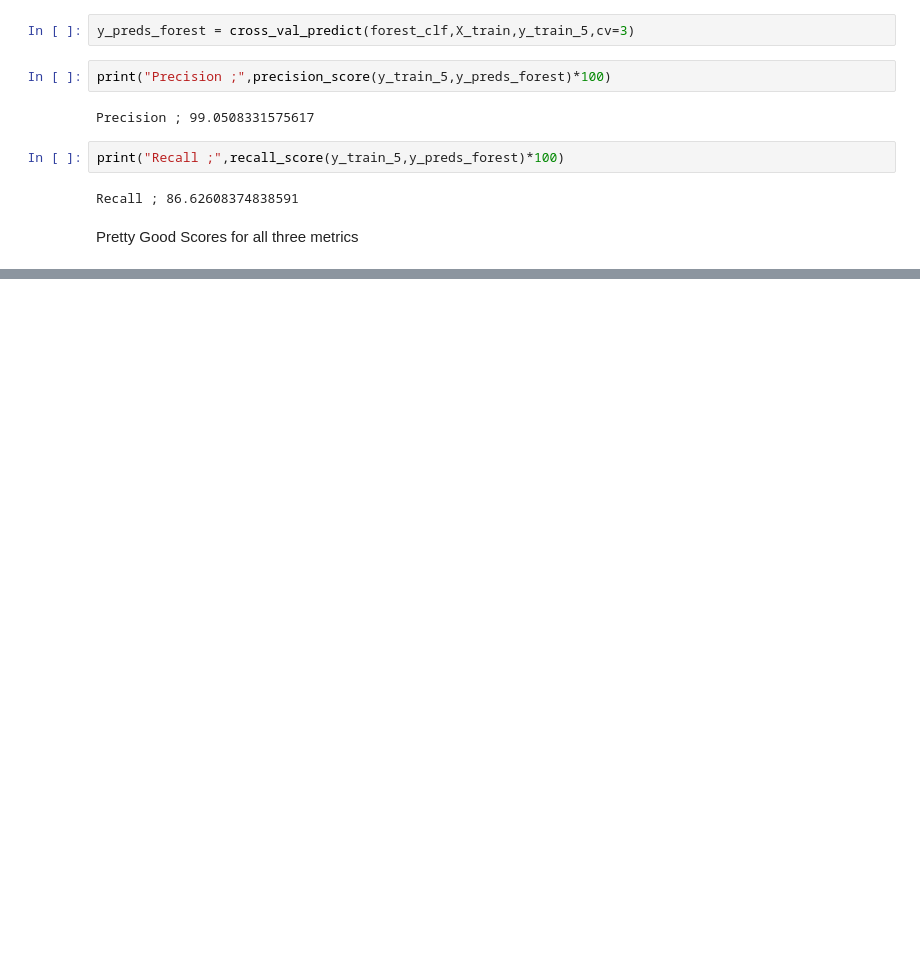
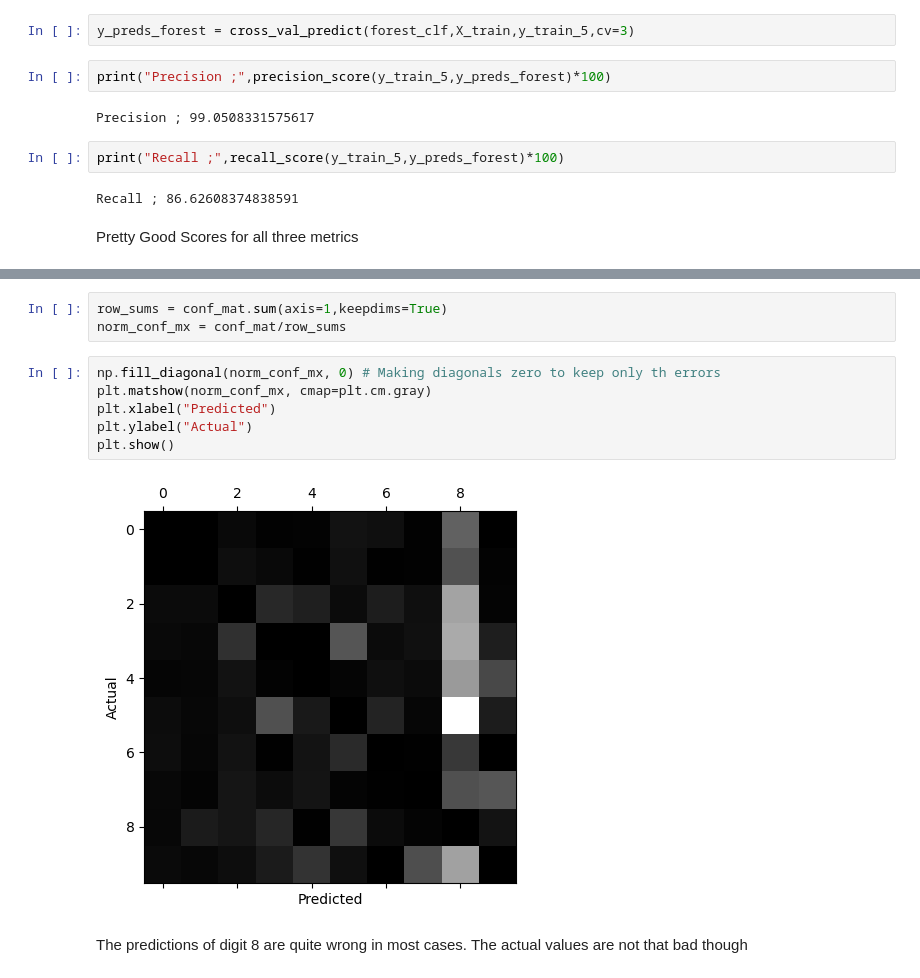
Before and after one commit to samsonmusumuri/MNIST_Classification, a Jupyter notebook: Classification/MNIST_Classification.ipynb, the cells around one changed output, grey strips where cells are left out. Drawn from its saved outputs; the diff is of its cells as text; blank space fills up the shorter version.

```diff
--- a/Classification/MNIST_Classification.ipynb
+++ b/Classification/MNIST_Classification.ipynb
@@ -270,0 +298,13 @@ Pretty Good Scores for all three metrics
+# %%
+row_sums = conf_mat.sum(axis=1,keepdims=True)
+norm_conf_mx = conf_mat/row_sums
+# %%
+np.fill_diagonal(norm_conf_mx, 0) # Making diagonals zero to keep only th errors
+plt.matshow(norm_conf_mx, cmap=plt.cm.gray)
+plt.xlabel("Predicted")
+plt.ylabel("Actual")
+plt.show()
+# %% [output]
+[figure, added]
+# %% [markdown]
+The predictions of digit 8 are quite wrong in most cases. The actual values are not that bad though
```
Also changed, not shown: parts of 4 cells of this notebook.
